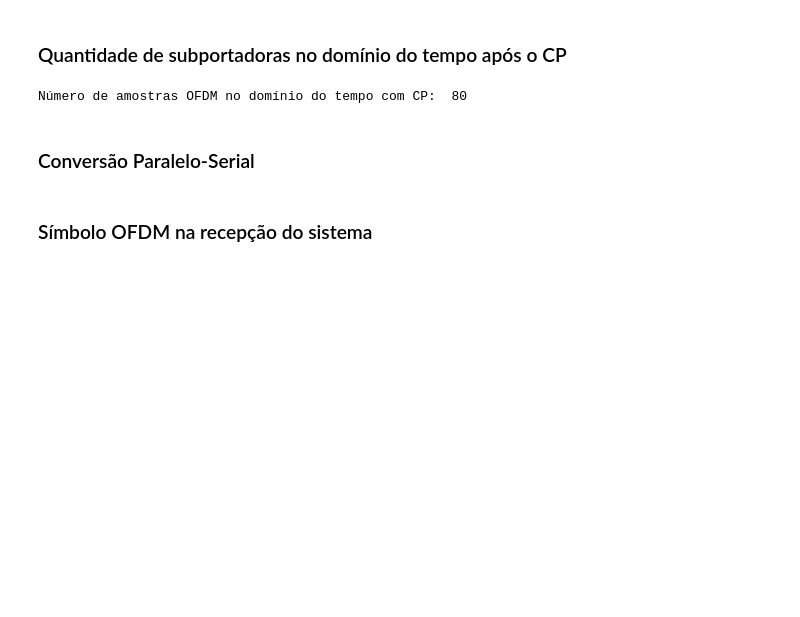
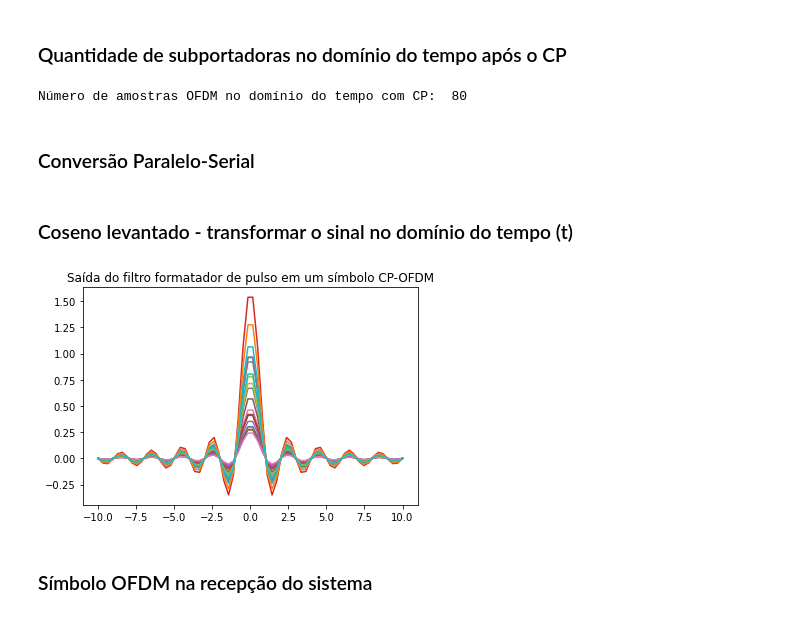
Before and after one commit to wevertonmm/TCC-OFDM-system, a Jupyter notebook: TCC_OFDM_system.ipynb, the cells around one changed output. Cells and saved outputs as stored; diff of their text form; code cells hidden in the pictures; blank space fills up the shorter version.

Commit message:
adição do filtro formatador de pulso (coseno levantado)

```diff
--- a/TCC_OFDM_system.ipynb
+++ b/TCC_OFDM_system.ipynb
@@ -319,4 +339,0 @@ Número de portadoras OFDM no domínio da frequência:  64
-# %%
-a = RootRaisedCos(t, 0, 1)
-for i in allCarriers:
-    plt.plot(allCarriers, np.abs(a*OFDM_data[i]))
@@ -354,6 +369,25 @@ Número de amostras OFDM no domínio do tempo com CP:  80
 ### Conversão Paralelo-Serial
 # %%
 OFDM_TX = OFDM_withCP.reshape((-1,))
+# %% [markdown]
+### Coseno levantado - transformar o sinal no domínio do tempo (t)
+# %%
+def eixo_x(lim):	# eixo x
+    return np.linspace(-lim, lim, K)
+
+def cosenolevant(x, B, T):
+    return (1/np.sqrt(T))*(np.sin(np.pi*x/T*(1-B))+4*B*x/T*np.cos(np.pi*x/T*(1+B)))/(np.pi*x/T*(1-(4*B*x/T)**2))
+
+t = eixo_x(10)
+filtro_form = cosenolevant(t, 0, 1)
+plt.figure(figsize = (8))
+for i in range(20):
+    plt.plot(t, filtro_form*np.abs(OFDM_withCP[i]))
+
+plt.title('Saída do filtro formatador de pulso em um símbolo CP-OFDM')
+plt.show()
+# %% [output]
+[figure, added]
 # %% [markdown]
 ### Símbolo OFDM na recepção do sistema
 # %%
```
Also changed, not shown: parts of 10 cells of this notebook.
